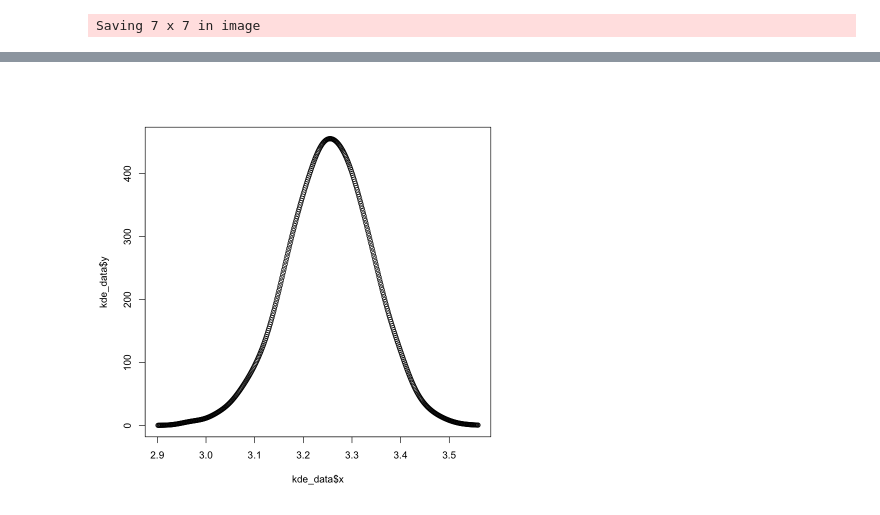
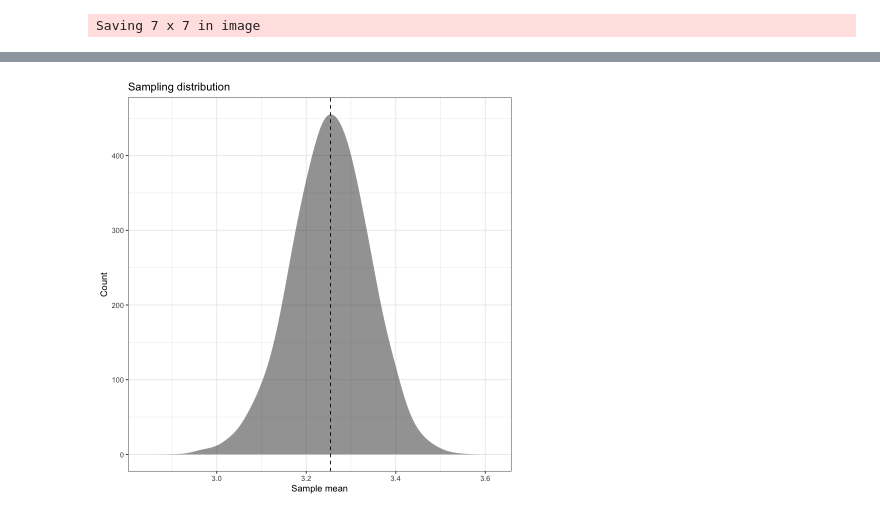
Before and after one commit to matthew-brett/confidence-intervals, a Jupyter notebook: confidence_plots.ipynb, the cells around one changed output, grey strips where cells are left out. Cells and saved outputs as stored; diff of their text form; code cells hidden in the pictures.

```diff
--- a/confidence_plots.ipynb
+++ b/confidence_plots.ipynb
@@ -202,6 +202,7 @@ for (i in 1:n_iters) {
     samp_dist_vals[i] <- mean(sample)
 }
 samp_dist <- data.frame(sample_mean=samp_dist_vals)
+m_samp_dist <- mean(samp_dist_vals)
 # %%
 samp_bin_width <- 0.01
 full_samp_breaks <- seq(2.9, 3.6, samp_bin_width)
@@ -281,5 +251,17 @@ sum(ggp_build$data[[1]]$y)
-# %%
-kde_data <- ggplot_build(p)$data[[2]]
-plot(kde_data$x, kde_data$y)
-# %% [output]
-[figure, removed]
+# %%
+plot_ssamp_dist <- function(df, offset=0) {
+    df <- data.table::copy(df)
+    df$x <- df$x + offset
+    return (
+        ggplot(df, aes(df))
+        + geom_area(aes(x = x, y = y), linewidth=2, alpha=0.5)
+        + labs(x = 'Sample mean', y = 'Count',
+               title = 'Sampling distribution')
+        + geom_vline(aes(xintercept = m_samp_dist + offset),
+                     linetype='dashed')
+    )
+}
+
+plot_ssamp_dist(kde_df)
+# %% [output]
+[figure, added]
```
Also changed, not shown: parts of 12 cells of this notebook, 1 other file.
